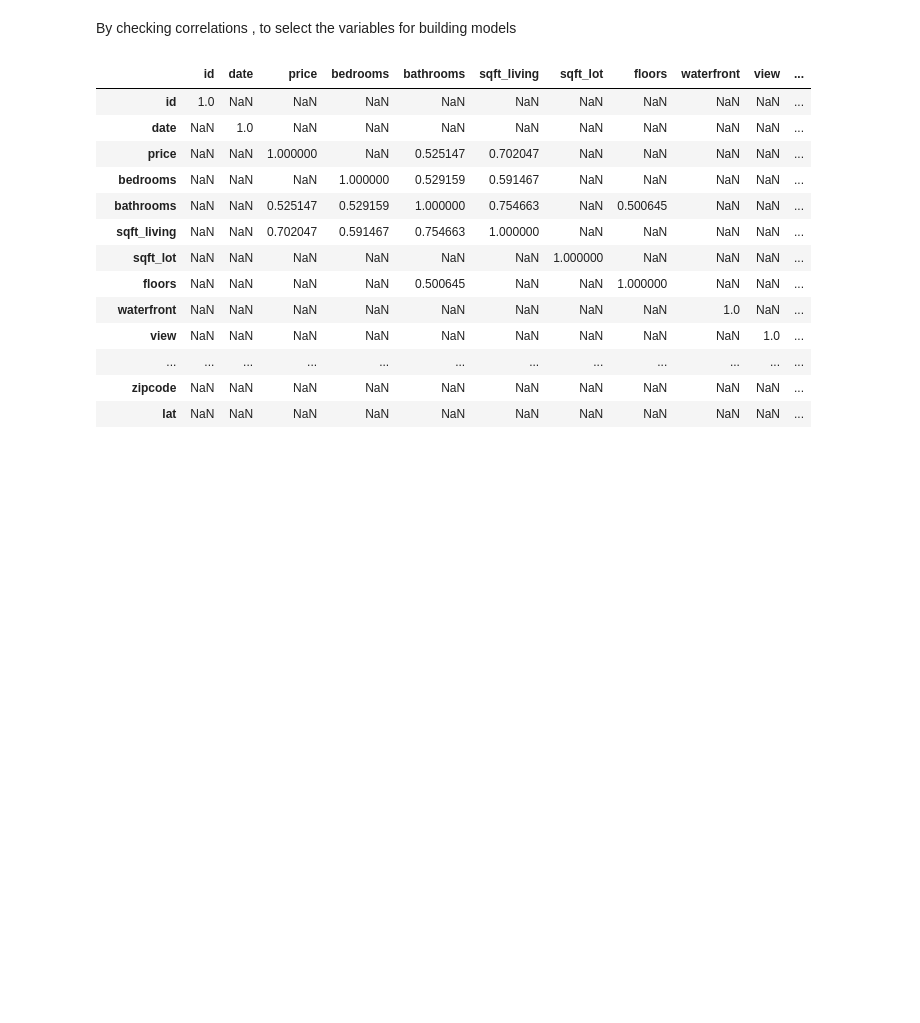
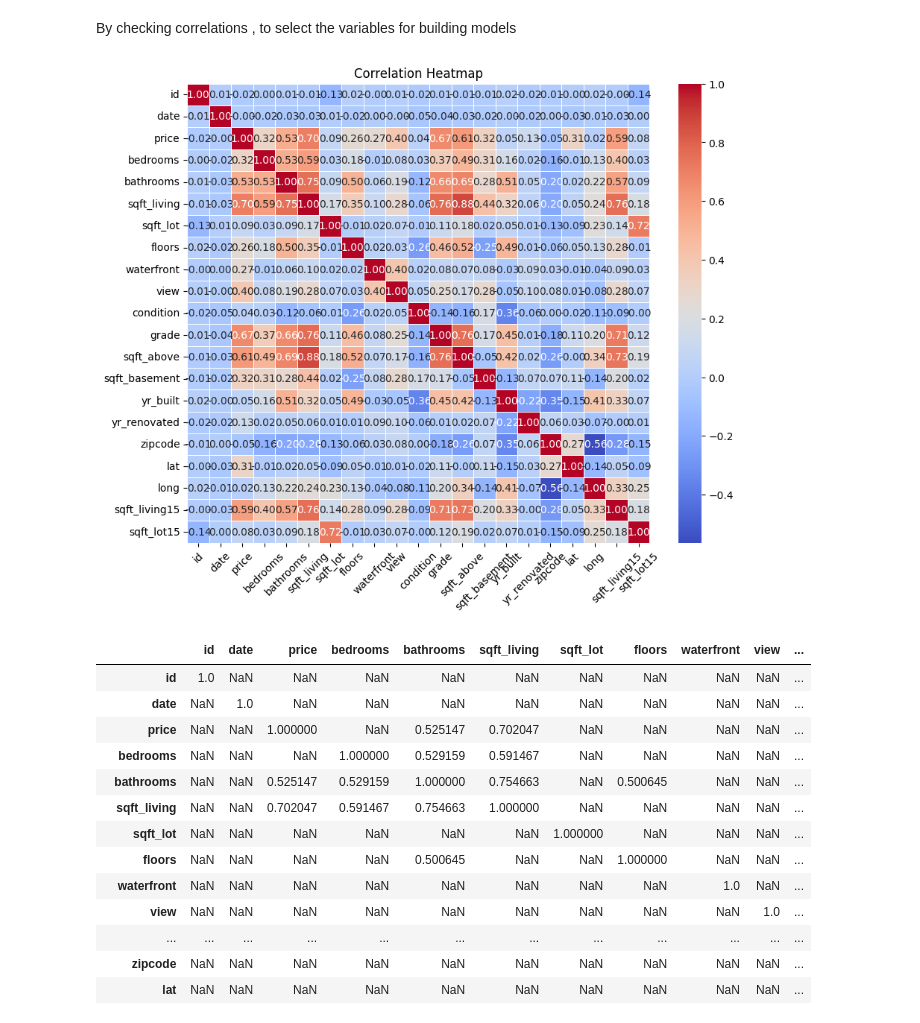
Before and after one commit to annwanginnt/data_scirence, a Jupyter notebook: assignment_3.ipynb, the cells around one changed output. Drawn from its saved outputs; the diff is of its cells as text; code cells hidden in the pictures; blank space fills up the shorter version.

```diff
--- a/assignment_3.ipynb
+++ b/assignment_3.ipynb
@@ -164,4 +164,16 @@ sns.countplot(data = df, x = 'view')
 [figure]
 # %% [markdown]
 By checking correlations , to select the variables for building models
+# %%
+df_corr = df.corr()
+df_corr
+
+plt.figure(figsize=(10, 8))  # Set the figure size
+sns.heatmap(df_corr, cmap='coolwarm', annot=True, fmt=".2f", linewidths=0.5)
+plt.title('Correlation Heatmap')  # Set the title of the heatmap
+plt.xticks(rotation=45)  # Rotate x-axis labels for better visibility
+plt.yticks(rotation=0)  # Keep y-axis labels as they are
+plt.show()
+# %% [output]
+[figure, added]
 # %%
```
Also changed, not shown: parts of 15 cells of this notebook.
